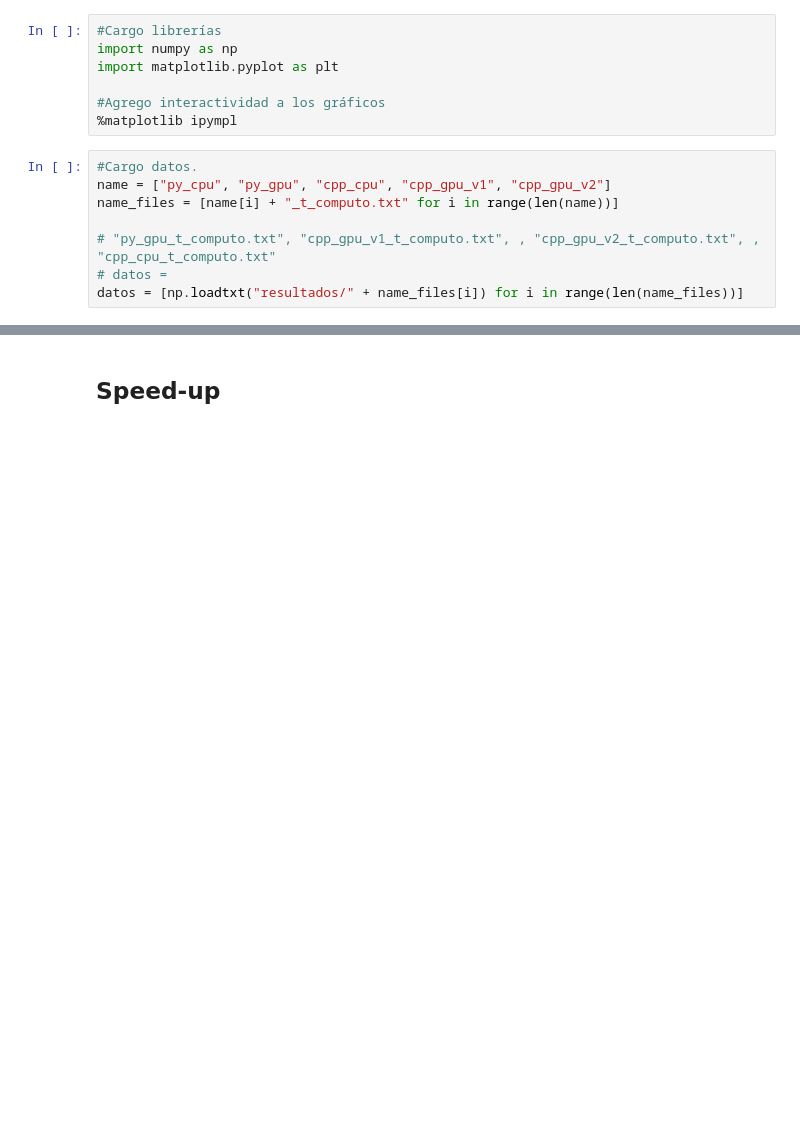
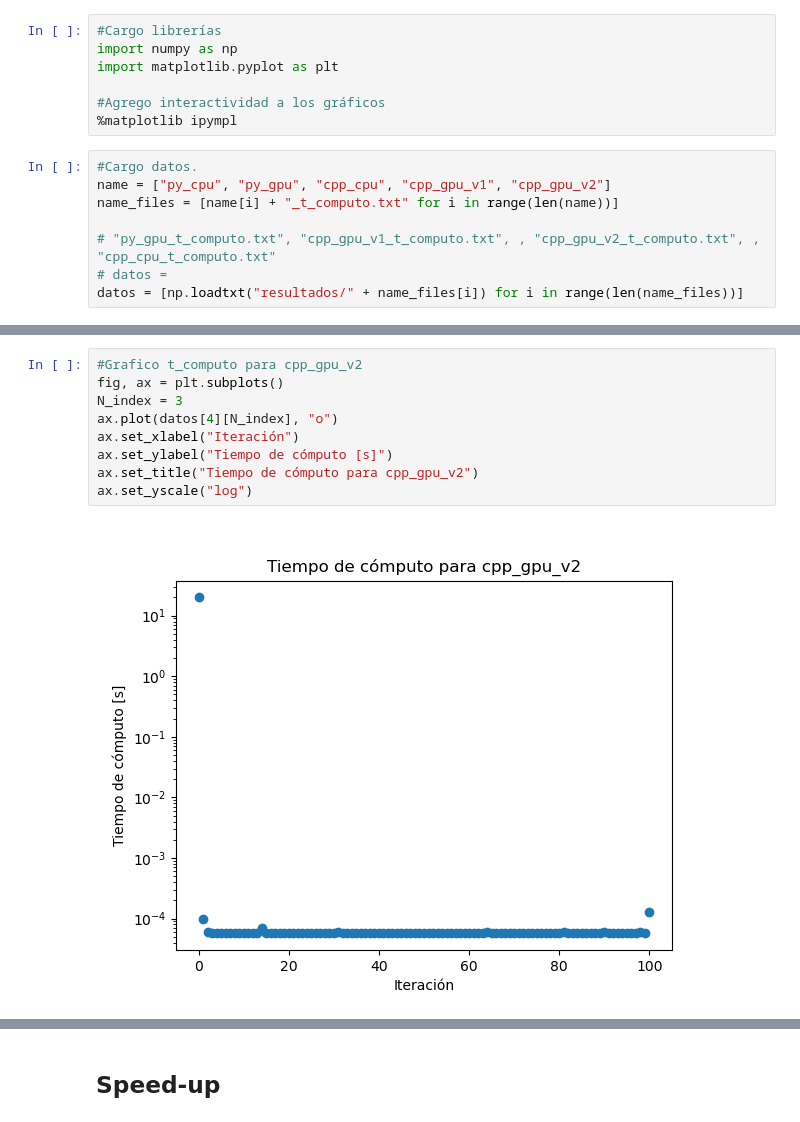
Before and after one commit to Lupama2/Maestria-Bunkin-equlibrio-en-avalancha, a Jupyter notebook: graficos_rendimiento.ipynb, the cells around one changed output, grey strips where cells are left out. Cells and saved outputs as stored; diff of their text form; blank space fills up the shorter version.

```diff
--- a/graficos_rendimiento.ipynb
+++ b/graficos_rendimiento.ipynb
@@ -31,3 +42,14 @@ for i, dato in enumerate(datos):
+# %%
+#Grafico t_computo para cpp_gpu_v2
+fig, ax = plt.subplots()
+N_index = 3
+ax.plot(datos[4][N_index], "o")
+ax.set_xlabel("Iteración")
+ax.set_ylabel("Tiempo de cómputo [s]")
+ax.set_title("Tiempo de cómputo para cpp_gpu_v2")
+ax.set_yscale("log")
+# %% [output]
+[figure, added]
 # %%
 #Grafico t_computo_mean vs N
 fig, ax = plt.subplots()
```
Also changed, not shown: parts of 4 cells of this notebook.
